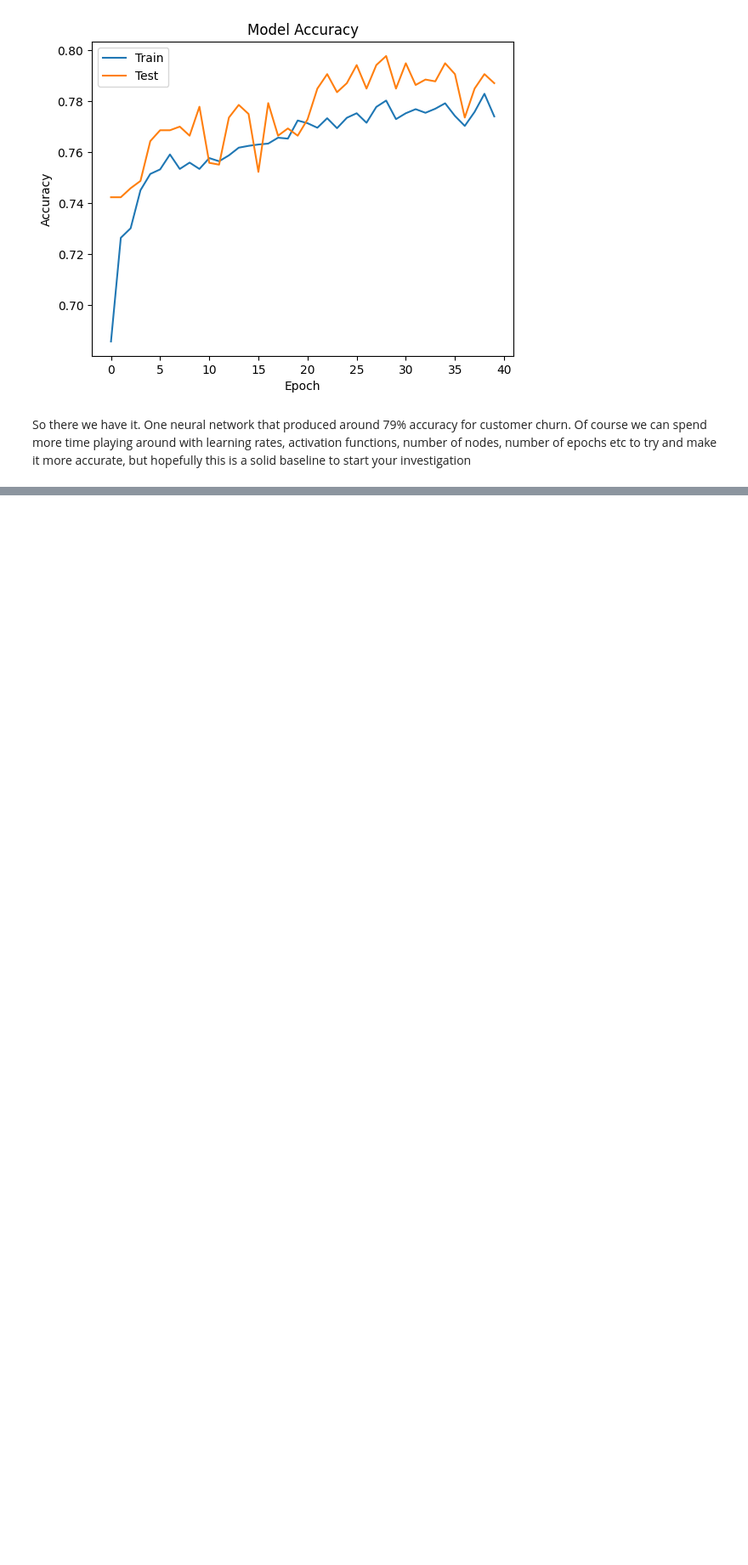
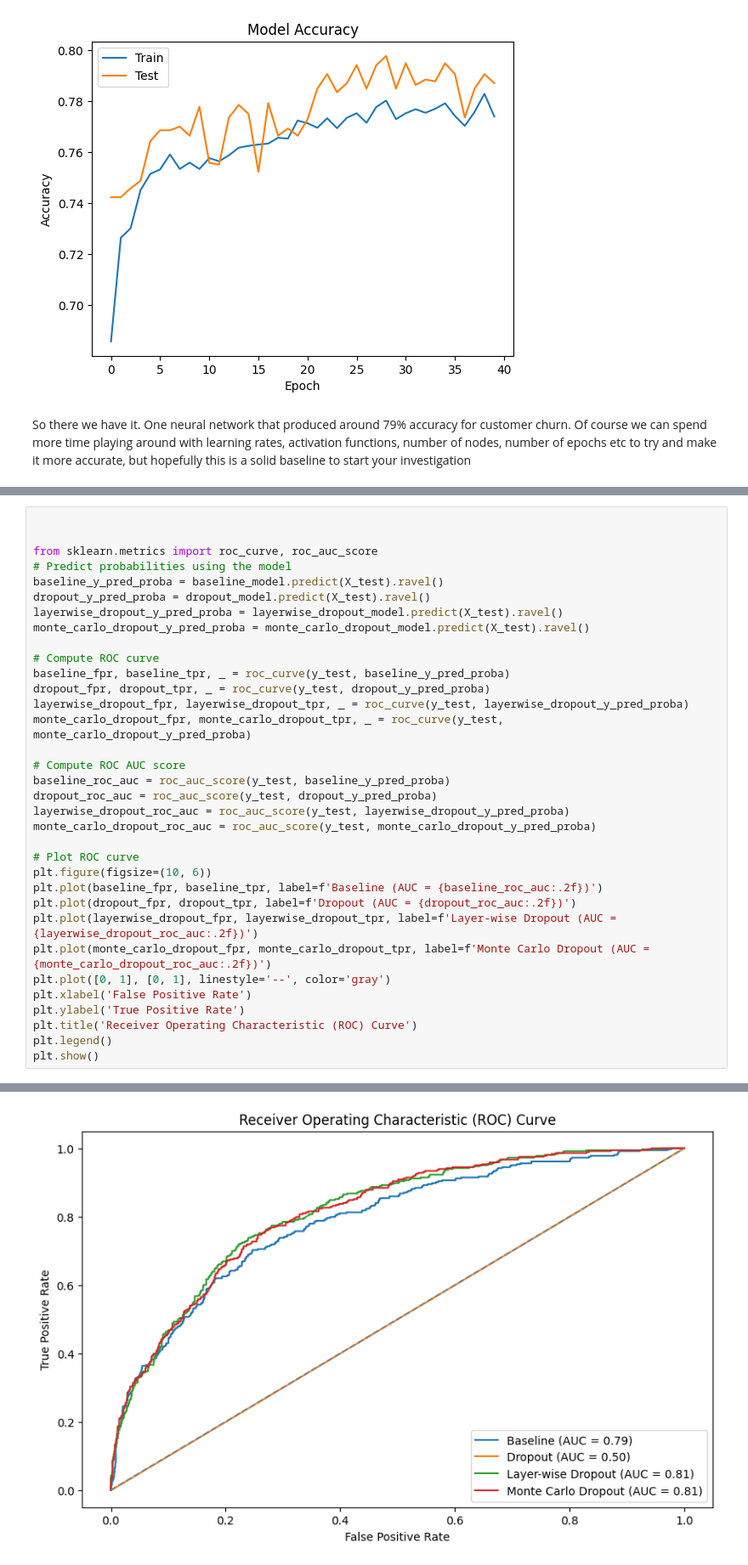
Before and after one commit to Guhan2348519/dl-lab-tasks, a Jupyter notebook: 2348519_DL_lab4.ipynb, the cells around one changed output, grey strips where cells are left out. Shown at 85% size. Saved outputs shown, nothing was run; the diff lists cells and outputs as text; blank space fills up the shorter version.

```diff
--- a/2348519_DL_lab4.ipynb
+++ b/2348519_DL_lab4.ipynb
@@ -97,0 +307,35 @@ So there we have it. One neural network that produced around 79% accuracy for cu
+# %%
+
+
+from sklearn.metrics import roc_curve, roc_auc_score
+# Predict probabilities using the model
+baseline_y_pred_proba = baseline_model.predict(X_test).ravel()
+dropout_y_pred_proba = dropout_model.predict(X_test).ravel()
+layerwise_dropout_y_pred_proba = layerwise_dropout_model.predict(X_test).ravel()
+monte_carlo_dropout_y_pred_proba = monte_carlo_dropout_model.predict(X_test).ravel()
+
+# Compute ROC curve
+baseline_fpr, baseline_tpr, _ = roc_curve(y_test, baseline_y_pred_proba)
+dropout_fpr, dropout_tpr, _ = roc_curve(y_test, dropout_y_pred_proba)
+layerwise_dropout_fpr, layerwise_dropout_tpr, _ = roc_curve(y_test, layerwise_dropout_y_pred_proba)
+monte_carlo_dropout_fpr, monte_carlo_dropout_tpr, _ = roc_curve(y_test, monte_carlo_dropout_y_pred_proba)
+
+# Compute ROC AUC score
+baseline_roc_auc = roc_auc_score(y_test, baseline_y_pred_proba)
+dropout_roc_auc = roc_auc_score(y_test, dropout_y_pred_proba)
+layerwise_dropout_roc_auc = roc_auc_score(y_test, layerwise_dropout_y_pred_proba)
+monte_carlo_dropout_roc_auc = roc_auc_score(y_test, monte_carlo_dropout_y_pred_proba)
+
+# Plot ROC curve
+plt.figure(figsize=(10, 6))
+plt.plot(baseline_fpr, baseline_tpr, label=f'Baseline (AUC = {baseline_roc_auc:.2f})')
+plt.plot(dropout_fpr, dropout_tpr, label=f'Dropout (AUC = {dropout_roc_auc:.2f})')
+plt.plot(layerwise_dropout_fpr, layerwise_dropout_tpr, label=f'Layer-wise Dropout (AUC = {layerwise_dropout_roc_auc:.2f})')
+plt.plot(monte_carlo_dropout_fpr, monte_carlo_dropout_tpr, label=f'Monte Carlo Dropout (AUC = {monte_carlo_dropout_roc_auc:.2f})')
+plt.plot([0, 1], [0, 1], linestyle='--', color='gray')
+plt.xlabel('False Positive Rate')
+plt.ylabel('True Positive Rate')
+plt.title('Receiver Operating Characteristic (ROC) Curve')
+plt.legend()
+plt.show()
+# %% [output]
@@ -97,0 +346 @@ So there we have it. One neural network that produced around 79% accuracy for cu
+[figure, added]
```
Also changed, not shown: parts of 6 cells of this notebook.
